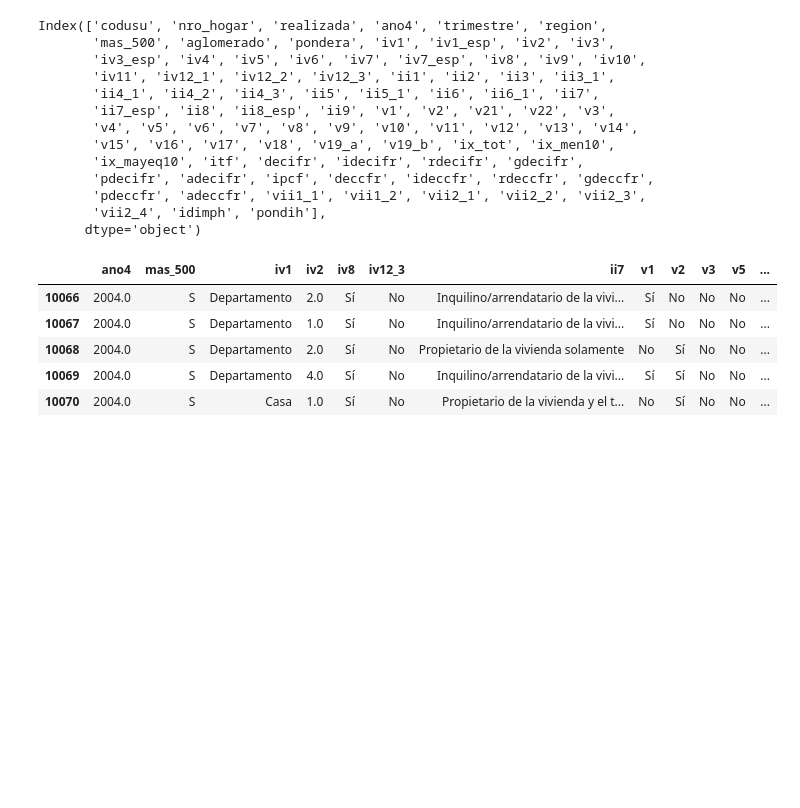
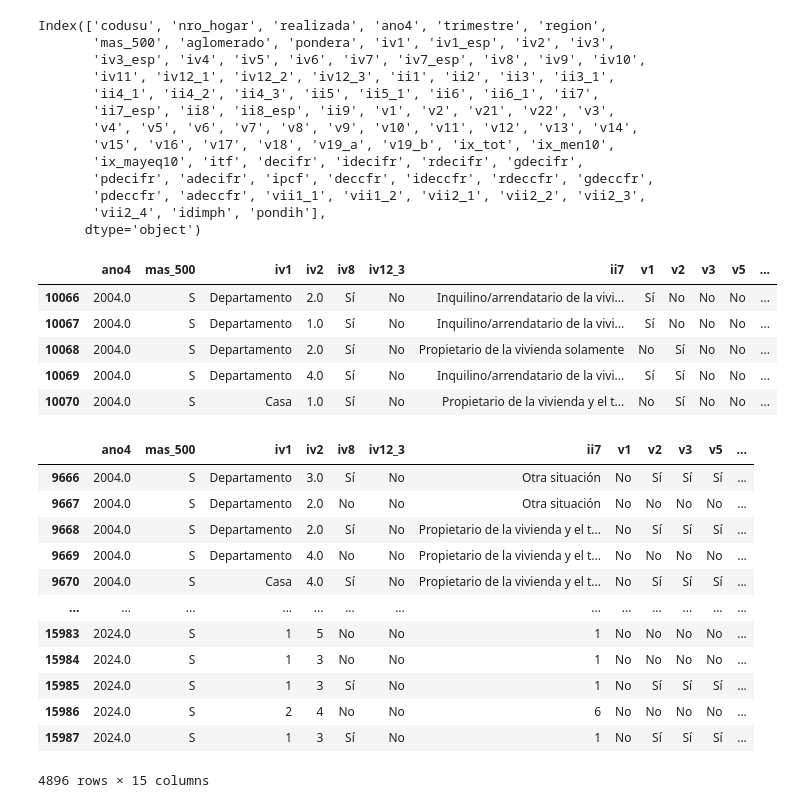
Before and after one commit to jtomasello247/Big-Data---TP-2---Grupo-13, a Jupyter notebook: t104_dta/TP2.ipynb, the cells around one changed output. Drawn from its saved outputs; the diff is of its cells as text; code cells hidden in the pictures; blank space fills up the shorter version.

```diff
--- a/t104_dta/TP2.ipynb
+++ b/t104_dta/TP2.ipynb
@@ -187,3 +187,29 @@ df1[400:405]
 | 10068 | 2004.0 | S | Departamento | 2.0 | Sí | No | Propietario de la vivienda solamente | No | Sí | No | No | ... |
 | 10069 | 2004.0 | S | Departamento | 4.0 | Sí | No | Inquilino/arrendatario de la vivi... | Sí | Sí | No | No | ... |
 | 10070 | 2004.0 | S | Casa | 1.0 | Sí | No | Propietario de la vivienda y el t... | No | Sí | No | No | ... |
+# %%
+#muchas de las filas de datos están en palabras en el año 2004, mientras que en 2024 están en formato de número, por lo que lo mejor es que ambas
+#esten con el mismo formato
+df1.loc[:, "v2"] = df1["v2"].replace({1: "Sí", 2: "No"})
+df1.loc[:, "iv8"] = df1["iv8"].replace({1: "Sí", 2: "No"})
+df1.loc[:, "iv12_3"] = df1["iv12_3"].replace({1: "Sí", 2: "No"})
+df1.loc[:, "v1"] = df1["v1"].replace({1: "Sí", 2: "No"})
+df1.loc[:, "v3"] = df1["v3"].replace({1: "Sí", 2: "No"})
+df1.loc[:, "v5"] = df1["v5"].replace({1: "Sí", 2: "No"})
+df1.loc[:, "v12"] = df1["v12"].replace({1: "Sí", 2: "No"})
+df1.loc[:, "v17"] = df1["v17"].replace({1: "Sí", 2: "No"})
+df1
+# %% [output]
+|  | ano4 | mas_500 | iv1 | iv2 | iv8 | iv12_3 | ii7 | v1 | v2 | v3 | v5 | ... |
+| 9666 | 2004.0 | S | Departamento | 3.0 | Sí | No | Otra situación | No | Sí | Sí | Sí | ... |
+| 9667 | 2004.0 | S | Departamento | 2.0 | No | No | Otra situación | No | No | No | No | ... |
+| 9668 | 2004.0 | S | Departamento | 2.0 | Sí | No | Propietario de la vivienda y el t... | No | Sí | Sí | Sí | ... |
+| 9669 | 2004.0 | S | Departamento | 4.0 | No | No | Propietario de la vivienda y el t... | No | No | No | No | ... |
+| 9670 | 2004.0 | S | Casa | 4.0 | Sí | No | Propietario de la vivienda y el t... | No | Sí | Sí | Sí | ... |
+| ... | ... | ... | ... | ... | ... | ... | ... | ... | ... | ... | ... | ... |
+| 15983 | 2024.0 | S | 1 | 5 | No | No | 1 | No | No | No | No | ... |
+| 15984 | 2024.0 | S | 1 | 3 | No | No | 1 | No | No | No | No | ... |
+| 15985 | 2024.0 | S | 1 | 3 | Sí | No | 1 | No | Sí | Sí | Sí | ... |
+| 15986 | 2024.0 | S | 2 | 4 | No | No | 6 | No | No | No | No | ... |
+| 15987 | 2024.0 | S | 1 | 3 | Sí | No | 1 | No | Sí | Sí | Sí | ... |
+4896 rows × 15 columns
```
